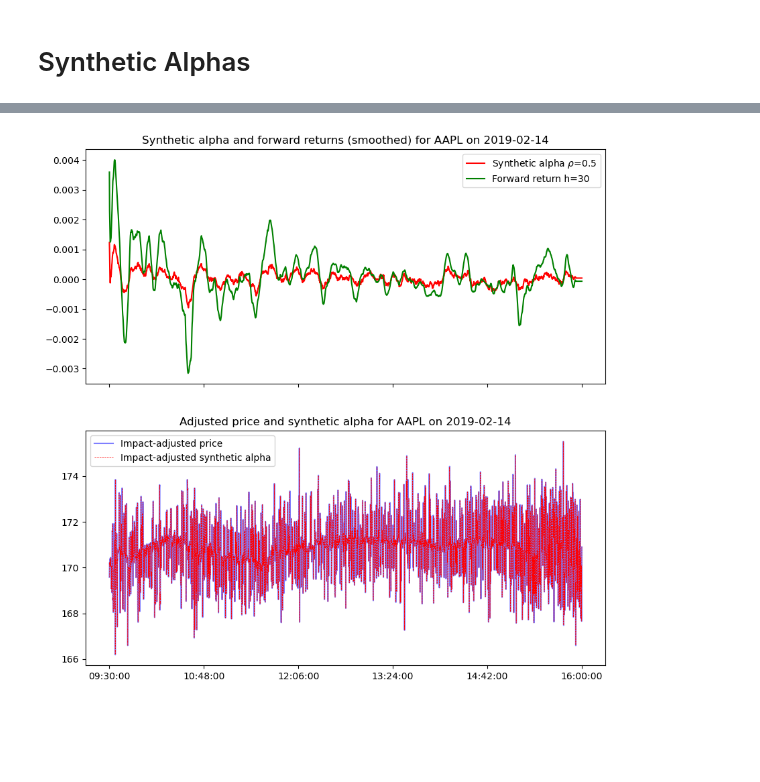
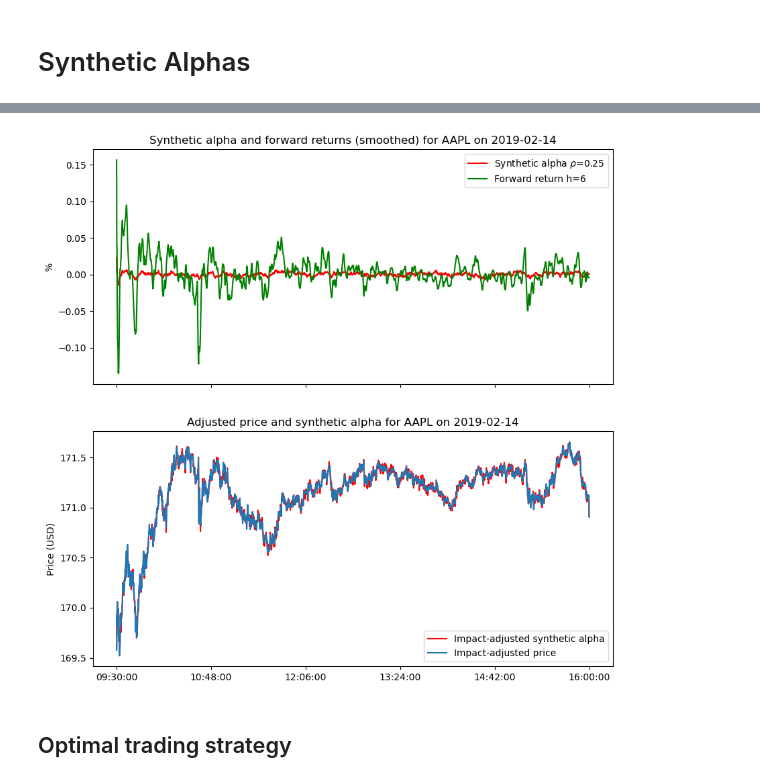
Before and after one commit to Max-Ded/computing-finance, a Jupyter notebook: High-Frequency-Algorithmic-Trading/coursework-notebook.ipynb, the cells around one changed output, grey strips where cells are left out. Drawn from its saved outputs; the diff is of its cells as text; code cells hidden in the pictures; blank space fills up the shorter version.

Commit message:
graph corr synth alpha / forward retun - workign optimal trading strategy from trading signal

```diff
--- a/High-Frequency-Algorithmic-Trading/coursework-notebook.ipynb
+++ b/High-Frequency-Algorithmic-Trading/coursework-notebook.ipynb
@@ -776,39 +831,45 @@ plt.show()
 # %%
 date = "2019-02-14"
 stock = "AAPL"
 
-rho = .5
-h = 6 * 5 # 5 minutes
+rho = .25
+h = 6 * 1 # 5 minutes
 w = 6 * 5 # 5 minutes
+model_type = "linear"
 
 synth_alpha = price_impact_model.synthetic_alpha(h=h,rho = rho).loc[stock].loc[date]
 forward_return = price_impact_model.get_forward_return(prices = price_impact_model.get_bin_traded_px(),h = h).loc[stock].loc[date]
 
-impact_adjusted_prices = price_impact_model.get_no_impact_prices_df(half_life=DEFAULT_HALF_LIFE,model_type="sqrt").loc[stock].loc[date]
-synth_adjusted_alpha = impact_adjusted_prices + price_impact_model.impact_adjusted_alpha(half_life=DEFAULT_HALF_LIFE,model_type="sqrt",h = h,rho = rho).loc[stock].loc[date]
+impact_adjusted_prices = price_impact_model.get_no_impact_prices_df(half_life=DEFAULT_HALF_LIFE,model_type=model_type).loc[stock].loc[date]
+# synth_adjusted_alpha = impact_adjusted_prices* (1+price_impact_model.impact_adjusted_alpha(half_life=DEFAULT_HALF_LIFE,model_type=model_type,h = h,rho = rho).loc[stock].loc[date]).shift(h).fillna(1)
+synth_adjusted_alpha = price_impact_model.impact_adjusted_price_with_synth_alpha(half_life=DEFAULT_HALF_LIFE,model_type=model_type,h = h,rho = rho).loc[stock].loc[date]
 
 fig,axs = plt.subplots(2,1,figsize = (10,10),sharex=True)
 
 ax = axs[0]
 synth_alpha = pd.Series(synth_alpha).ewm(span = w,adjust=True).mean().dropna()
 forward_return = pd.Series(forward_return).ewm(span = w,adjust=True).mean().dropna()
 
-ax.plot(synth_alpha,color="red",label = r"Synthetic alpha $\rho$=" + str(rho))
-ax.plot(forward_return,color="green",label=f"Forward return h={h}")
+ax.plot(synth_alpha*100,color="red",label = r"Synthetic alpha $\rho$=" + str(rho))
+ax.plot(forward_return*100,color="green",label=f"Forward return h={h}")
+ax.set_ylabel("%")
 ax.legend()
 
 step = len(ax.get_xticks()) // 5
 ax.set_xticks(ax.get_xticks()[::step])
 
 ax.set_title(f"Synthetic alpha and forward returns (smoothed) for {stock} on {date}")
 
 ax = axs[1]
 
-ax.plot(impact_adjusted_prices,color="blue",label="Impact-adjusted price",alpha =.5)
-ax.plot(synth_adjusted_alpha,color = "red",linestyle="dashed", label="Impact-adjusted synthetic alpha",linewidth = 0.5)
+ax.plot(synth_adjusted_alpha,color = "red", label="Impact-adjusted synthetic alpha")
+ax.plot(impact_adjusted_prices,label="Impact-adjusted price")
+ax.set_ylabel("Price (USD)")
 ax.legend()
 ax.set_title(f"Adjusted price and synthetic alpha for {stock} on {date}")
 plt.show()
 # %% [output]
-[figure, old version]
+[figure, new version]
+# %% [markdown]
+## Optimal trading strategy
 # %%
```
Also changed, not shown: parts of 12 cells of this notebook.
